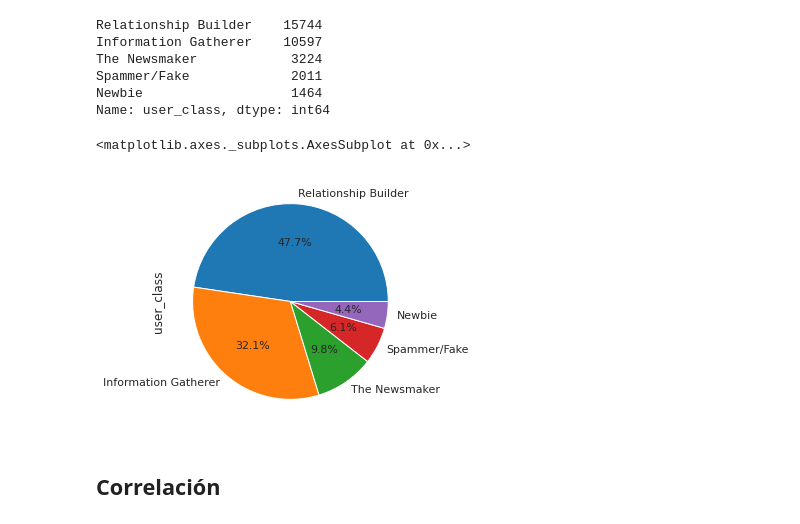
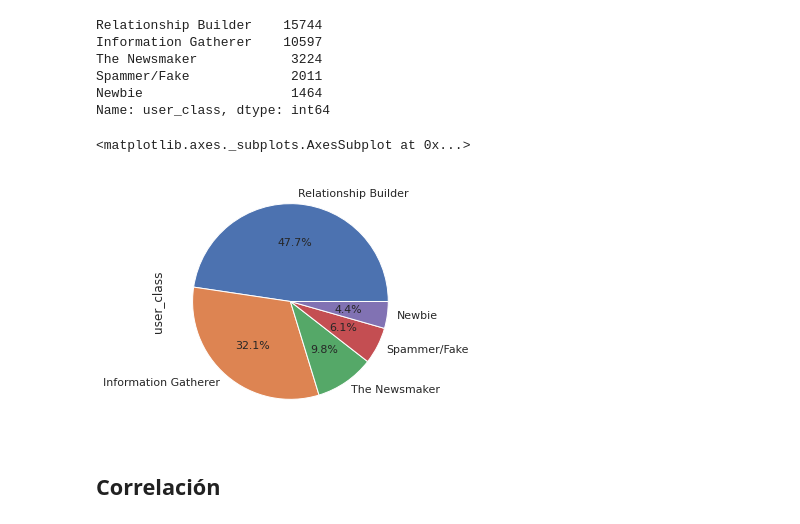
Before and after one commit to Jaimemorillo/electoral-prediction-madrid, a Jupyter notebook: read_tweets.ipynb, the cells around one changed output. Drawn from its saved outputs; the diff is of its cells as text; code cells hidden in the pictures.

```diff
--- a/read_tweets.ipynb
+++ b/read_tweets.ipynb
@@ -572,18 +810,19 @@ Spammer/Fake             2011
 Newbie                   1464
 Name: user_class, dtype: int64
 # %%
-color_dict = {'Relationship Builder':'tab:blue',
-              'Information Gatherer':'tab:orange',
-              'The Newsmaker':'tab:green',
-              'Spammer/Fake':'tab:red',
-              'Newbie':'tab:purple'}
+color_dict = {'Relationship Builder':'b',
+              'Information Gatherer':'#dd8452',
+              'The Newsmaker':'g',
+              'Spammer/Fake':'r',
+              'Newbie':'#8172b3'}
+# https://moonbooks.org/Articles/How-to-extract-html-color-codes-hex-codes-from-a-seaborn-palette-/
 
 vertex_df.user_class.value_counts().plot(kind='pie', fontsize=11,
                                          autopct='%1.1f%%', startangle=0, figsize=(4.5,4.5),
                                          colors=[color_dict.get(x) for x in vertex_df.user_class.value_counts().keys()])
 # %% [output]
 <matplotlib.axes._subplots.AxesSubplot at 0x...>
-[figure, old version]
+[figure, new version]
 # %% [markdown]
 ## Correlación
 # %%
```
Also changed, not shown: parts of 47 cells of this notebook.
